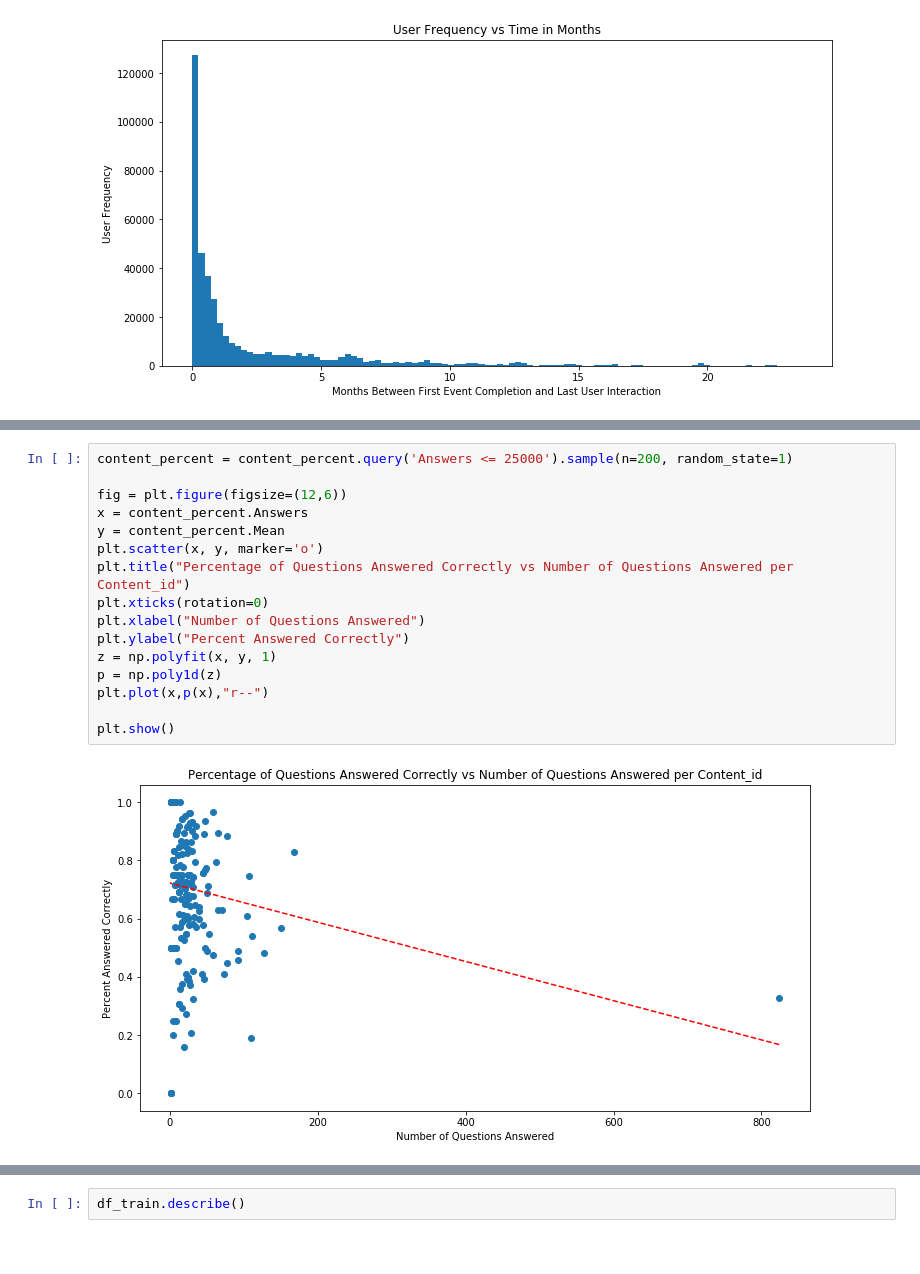
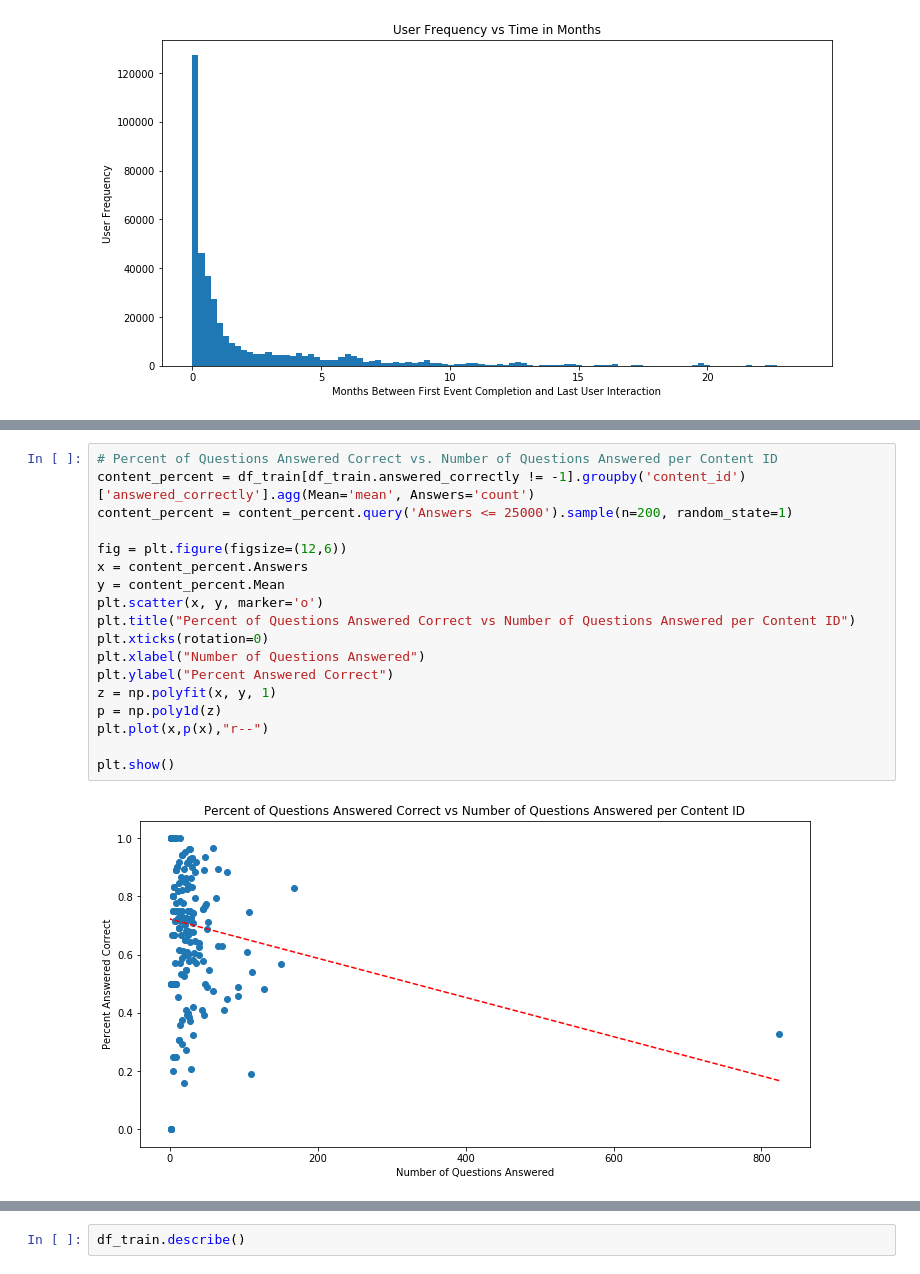
Before and after one commit to Riiid-Team/AI-Learning, a Jupyter notebook: MVP.ipynb, the cells around one changed output, grey strips where cells are left out. Drawn from its saved outputs; the diff is of its cells as text.

```diff
--- a/MVP.ipynb
+++ b/MVP.ipynb
@@ -342,18 +349,20 @@ Of 12520 content_ids, 0 content_ids had more than 25,000 questions asked.
 # %%
+# Percent of Questions Answered Correct vs. Number of Questions Answered per Content ID
+content_percent = df_train[df_train.answered_correctly != -1].groupby('content_id')['answered_correctly'].agg(Mean='mean', Answers='count')
 content_percent = content_percent.query('Answers <= 25000').sample(n=200, random_state=1)
 
 fig = plt.figure(figsize=(12,6))
 x = content_percent.Answers
 y = content_percent.Mean
 plt.scatter(x, y, marker='o')
-plt.title("Percentage of Questions Answered Correctly vs Number of Questions Answered per Content_id")
+plt.title("Percent of Questions Answered Correct vs Number of Questions Answered per Content ID")
 plt.xticks(rotation=0)
 plt.xlabel("Number of Questions Answered")
-plt.ylabel("Percent Answered Correctly")
+plt.ylabel("Percent Answered Correct")
 z = np.polyfit(x, y, 1)
 p = np.poly1d(z)
 plt.plot(x,p(x),"r--")
 
 plt.show()
 # %% [output]
-[figure, old version]
+[figure, new version]
```
Also changed, not shown: parts of 47 cells of this notebook.
